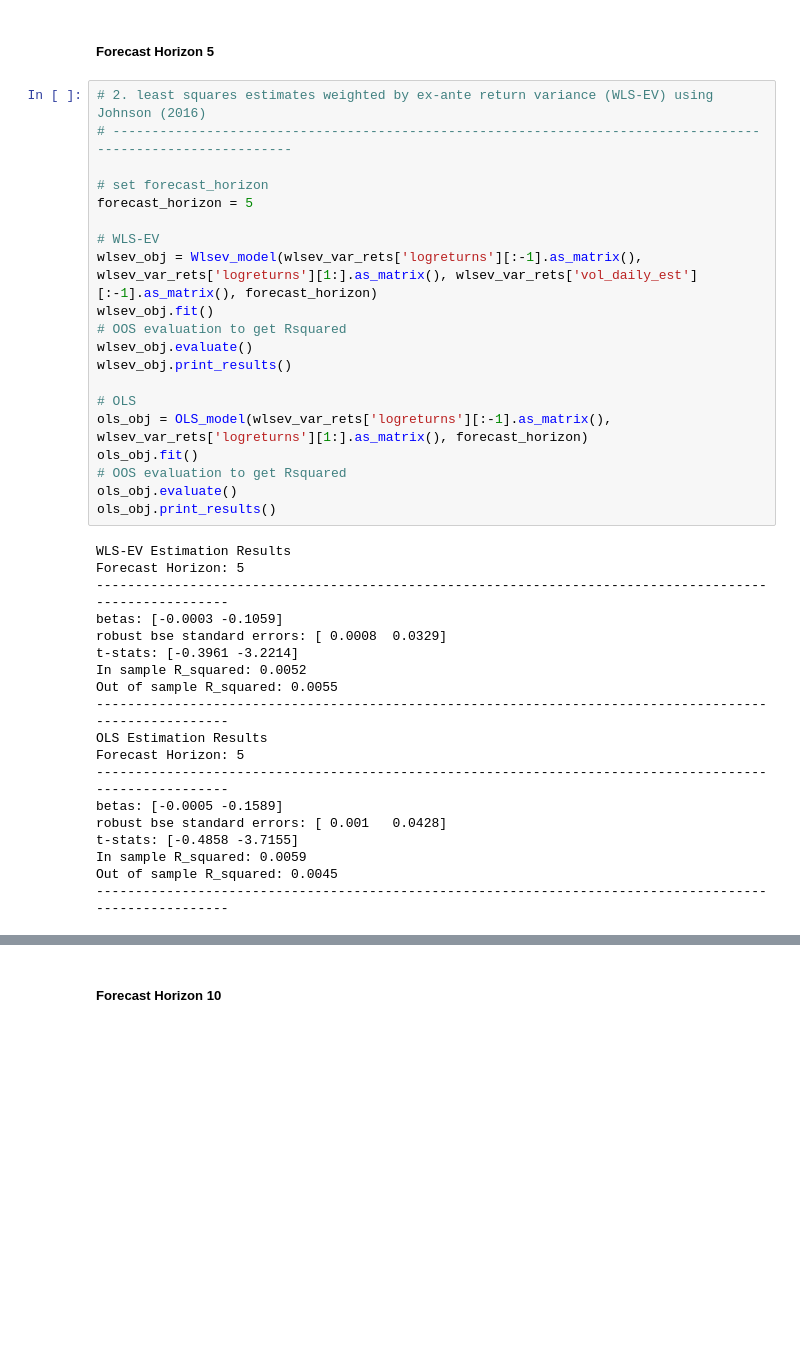
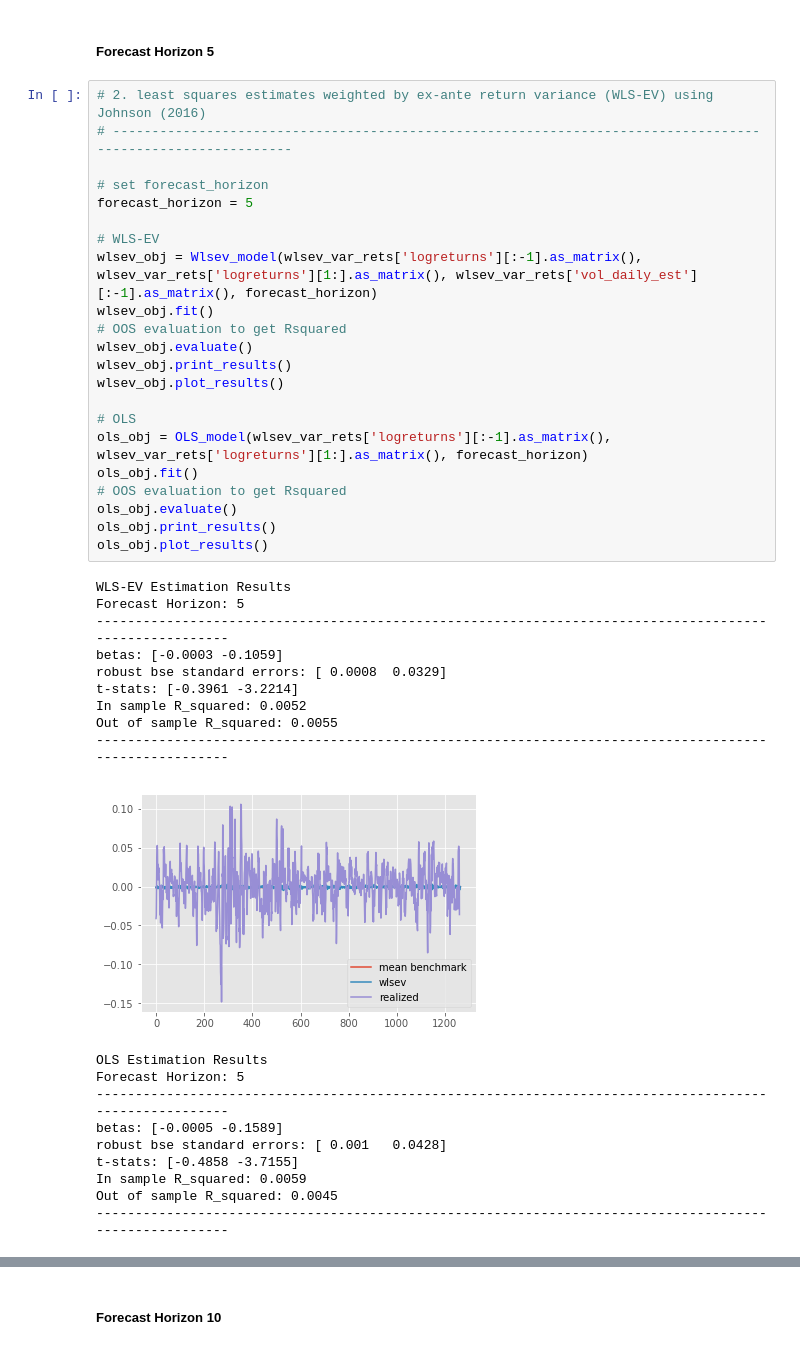
Before and after one commit to tobikuhlmann/robust-linear-forecasting, a Jupyter notebook: wlsev_analysis.ipynb, the cells around one changed output, grey strips where cells are left out. Cells and saved outputs as stored; diff of their text form; blank space fills up the shorter version.

```diff
--- a/wlsev_analysis.ipynb
+++ b/wlsev_analysis.ipynb
@@ -186,39 +200,42 @@ Out of sample R_squared: -0.0045
 # %%
 # 2. least squares estimates weighted by ex-ante return variance (WLS-EV) using Johnson (2016)
 # ------------------------------------------------------------------------------------------------------------
 
 # set forecast_horizon
 forecast_horizon = 5
 
 # WLS-EV
 wlsev_obj = Wlsev_model(wlsev_var_rets['logreturns'][:-1].as_matrix(), wlsev_var_rets['logreturns'][1:].as_matrix(), wlsev_var_rets['vol_daily_est'][:-1].as_matrix(), forecast_horizon)
 wlsev_obj.fit()
 # OOS evaluation to get Rsquared
 wlsev_obj.evaluate()
 wlsev_obj.print_results()
+wlsev_obj.plot_results()
 
 # OLS
 ols_obj = OLS_model(wlsev_var_rets['logreturns'][:-1].as_matrix(), wlsev_var_rets['logreturns'][1:].as_matrix(), forecast_horizon)
 ols_obj.fit()
 # OOS evaluation to get Rsquared
 ols_obj.evaluate()
 ols_obj.print_results()
+ols_obj.plot_results()
 # %% [output]
 WLS-EV Estimation Results
 Forecast Horizon: 5
 -------------------------------------------------------------------------------------------------------
 betas: [-0.0003 -0.1059]
 robust bse standard errors: [ 0.0008  0.0329]
 t-stats: [-0.3961 -3.2214]
 In sample R_squared: 0.0052
 Out of sample R_squared: 0.0055
 -------------------------------------------------------------------------------------------------------
-OLS Estimation Results
-Forecast Horizon: 5
--------------------------------------------------------------------------------------------------------
-betas: [-0.0005 -0.1589]
-robust bse standard errors: [ 0.001   0.0428]
-t-stats: [-0.4858 -3.7155]
-In sample R_squared: 0.0059
-Out of sample R_squared: 0.0045
--------------------------------------------------------------------------------------------------------
+[figure, added]
+OLS Estimation Results
+Forecast Horizon: 5
+-------------------------------------------------------------------------------------------------------
+betas: [-0.0005 -0.1589]
+robust bse standard errors: [ 0.001   0.0428]
+t-stats: [-0.4858 -3.7155]
+In sample R_squared: 0.0059
+Out of sample R_squared: 0.0045
+-------------------------------------------------------------------------------------------------------
```
Also changed, not shown: parts of 7 cells of this notebook, 3 other files.
